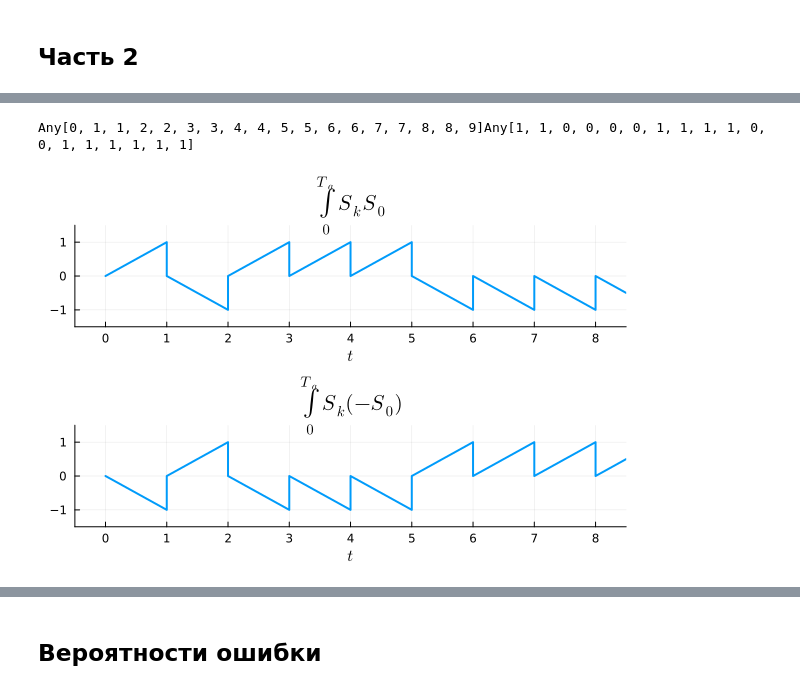
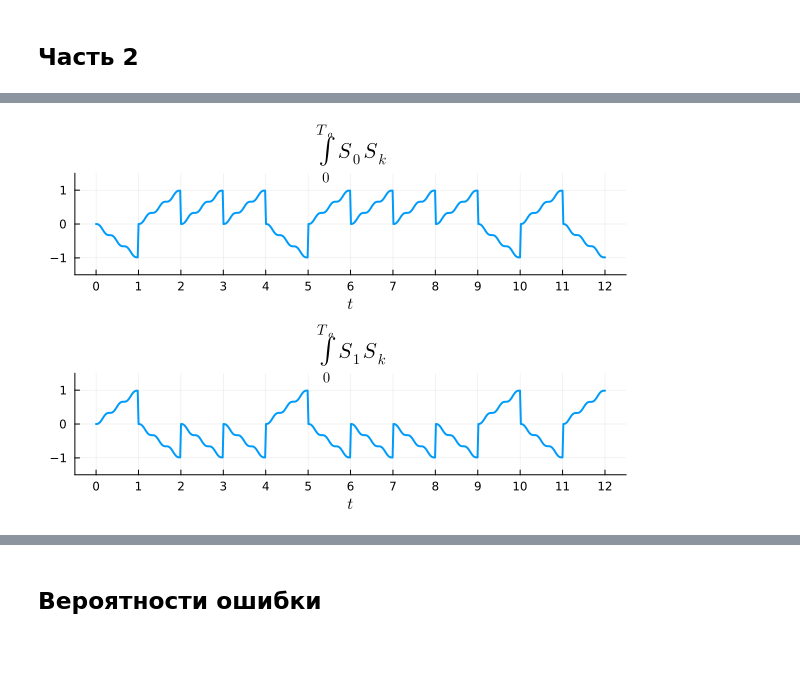
Before and after one commit to VadimYarovoy/Networks, a Jupyter notebook: lab2/lst/lab2.ipynb, the cells around one changed output, grey strips where cells are left out. Cells and saved outputs as stored; diff of their text form; code cells hidden in the pictures; blank space fills up the shorter version.

```diff
--- a/lab2/lst/lab2.ipynb
+++ b/lab2/lst/lab2.ipynb
@@ -75,0 +26,5 @@ bits = bits_r
+# %%
+phase_idx = bits |>
+  Scan(0) do last, bit
+    last ⊻ bit
+  end |> collect
@@ -174,2 +139,5 @@ res2 = plot(p2, p3, p4, layout=(3,1), legend=false)
 # %% [markdown]
 ## Часть 2
+# %%
+signal_mult_0 = signal .* signal_0
+signal_mult_1 = signal .* signal_1
@@ -200,0 +187,12 @@ rx2 = plot(p5, p6, layout=(2,1), legend=false)
+# %%
+signal_int_0 = signal_mult_0 |>
+  Partition(samples_per_bit) |>
+  Map() do chunk
+    (chunk |> Scan(+) |> collect) ./ (0.5 * samples_per_bit)
+  end |> foldxl(vcat)
+
+signal_int_1 = signal_mult_1 |>
+  Partition(samples_per_bit) |>
+  Map() do chunk
+    (chunk |> Scan(+) |> collect) ./ (0.5 * samples_per_bit)
+  end |> foldxl(vcat)
@@ -201,52 +217,26 @@ rx2 = plot(p5, p6, layout=(2,1), legend=false)
 # %%
-using Plots
-
-# ХАРДКОД
-bits = [1, 0, 1, 1, 1, 0, 0, 0, 0]
-
-time = []
-values_n = []
-values_r = []
-
-for (i, bit) in enumerate(bits)
-    if bit == 1
-        append!(time, [i-1, i])
-        append!(values_n, [0, 1])
-        append!(values_r, [0, -1])
-    else
-        append!(time, [i-1, i])
-        append!(values_n, [0, -1])
-        append!(values_r, [0, 1])
-
-    end
-end
-
-print(time)
-print(values)
-
-p7 = plot(time,
-     values_n,
+plot_int_0 = plot(
+     t, signal_int_0,
      linewidth=2,
-     xlabel="\$t\$",
-     title="\$\\int_0^{T_{a}} S_{k} S_{0} \$",
-     xlims=(-0.5, length(bits)-0.5),
+     xlabel=L"$t$",
+     title=L"$\int_0^{T_{a}} S_0\,S_k$",
+     xlims=(-0.5, length(bits)+0.5),
      ylims=(-1.5, 1.5),
      xticks=0:length(bits)+1,
-     yticks=-1:1)
+     yticks=-1:1,
+)
 
-p8 = plot(time,
-     values_r,
+plot_int_1 = plot(
+     t, signal_int_1,
      linewidth=2,
-     xlabel="\$t\$",
-     title="\$\\int_0^{T_{a}} S_{k} (- S_{0}) \$",
-     xlims=(-0.5, length(bits)-0.5),
+     xlabel=L"$t$",
+     title=L"$\int_0^{T_{a}} S_1\,S_k$",
+     xlims=(-0.5, length(bits)+0.5),
      ylims=(-1.5, 1.5),
      xticks=0:length(bits)+1,
-     yticks=-1:1)
+     yticks=-1:1,
+)
 
-rx3 = plot(p7, p8, layout=(2,1), legend=false)
-
-# savefig(rx3, "../report/pics/rx3.svg")
+plot_int = plot(plot_int_0, plot_int_1, layout=(2,1), legend=false)
 # %% [output]
-Any[0, 1, 1, 2, 2, 3, 3, 4, 4, 5, 5, 6, 6, 7, 7, 8, 8, 9]Any[1, 1, 0, 0, 0, 0, 1, 1, 1, 1, 0, 0, 1, 1, 1, 1, 1, 1]
-[figure, old version]
+[figure, new version]
```
Also changed, not shown: parts of 22 cells of this notebook.
